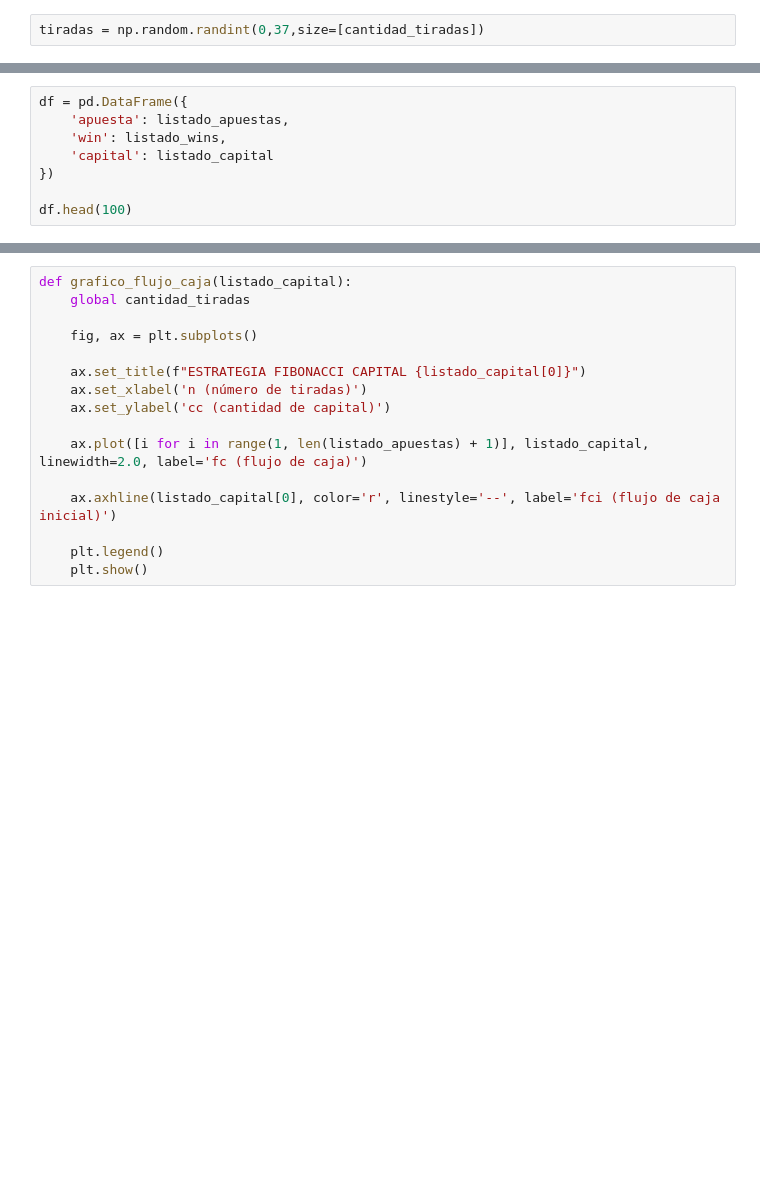
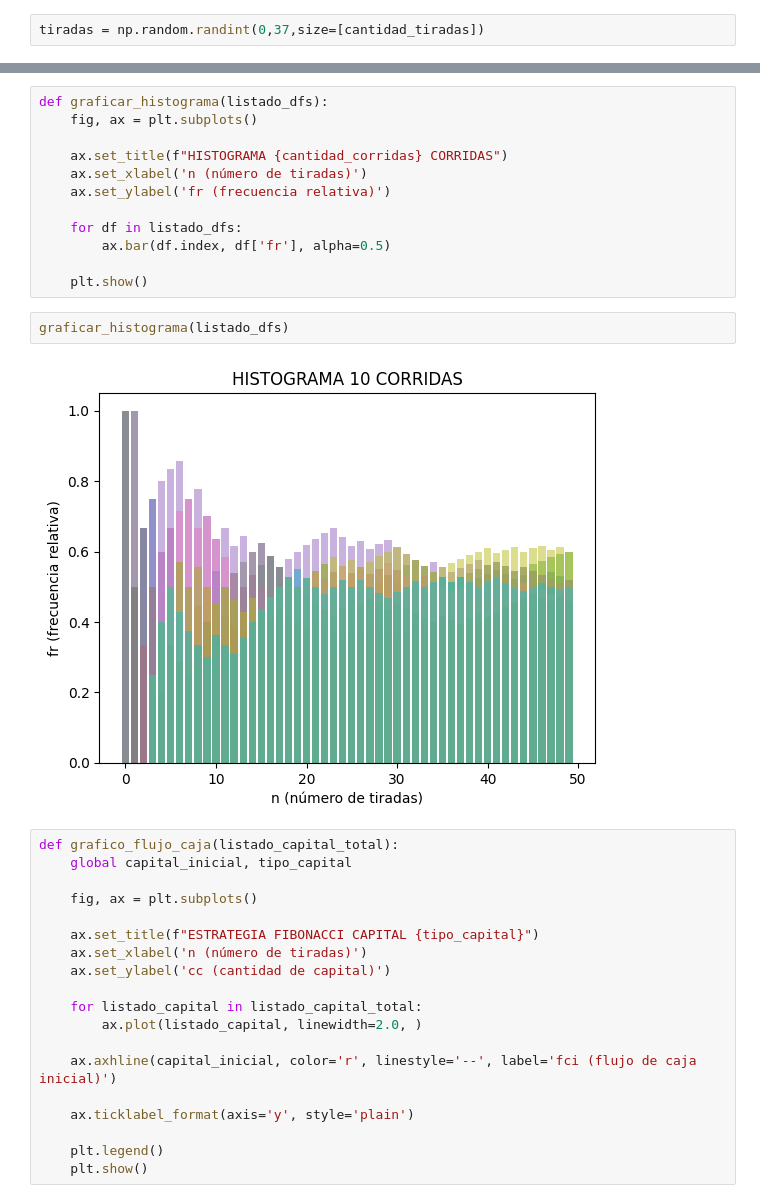
Before and after one commit to 7Rena7/practicas-simulacion-2024, a Jupyter notebook: tp1-2-analisis-economico-ruleta/apuestas-ruleta.ipynb, the cells around one changed output, grey strips where cells are left out. Drawn from its saved outputs; the diff is of its cells as text; blank space fills up the shorter version.

```diff
--- a/tp1-2-analisis-economico-ruleta/apuestas-ruleta.ipynb
+++ b/tp1-2-analisis-economico-ruleta/apuestas-ruleta.ipynb
@@ -67,8 +113,0 @@ print(len(listado_capital))
-# %%
-df = pd.DataFrame({
-    'apuesta': listado_apuestas,
-    'win': listado_wins,
-    'capital': listado_capital
-})
-
-df.head(100)
@@ -93,16 +134,35 @@ df.head(100)
+# %%
+def graficar_histograma(listado_dfs):
+    fig, ax = plt.subplots()
+
+    ax.set_title(f"HISTOGRAMA {cantidad_corridas} CORRIDAS")
+    ax.set_xlabel('n (número de tiradas)')
+    ax.set_ylabel('fr (frecuencia relativa)')
+
+    for df in listado_dfs:
+        ax.bar(df.index, df['fr'], alpha=0.5)
+
+    plt.show()
+# %%
+graficar_histograma(listado_dfs)
+# %% [output]
+[figure, added]
 # %%
-def grafico_flujo_caja(listado_capital):
-    global cantidad_tiradas
+def grafico_flujo_caja(listado_capital_total):
+    global capital_inicial, tipo_capital
 
     fig, ax = plt.subplots()
 
-    ax.set_title(f"ESTRATEGIA FIBONACCI CAPITAL {listado_capital[0]}")
+    ax.set_title(f"ESTRATEGIA FIBONACCI CAPITAL {tipo_capital}")
     ax.set_xlabel('n (número de tiradas)')
     ax.set_ylabel('cc (cantidad de capital)')
 
-    ax.plot([i for i in range(1, len(listado_apuestas) + 1)], listado_capital, linewidth=2.0, label='fc (flujo de caja)')
+    for listado_capital in listado_capital_total:
+        ax.plot(listado_capital, linewidth=2.0, )
 
-    ax.axhline(listado_capital[0], color='r', linestyle='--', label='fci (flujo de caja inicial)')
+    ax.axhline(capital_inicial, color='r', linestyle='--', label='fci (flujo de caja inicial)')
+
+    ax.ticklabel_format(axis='y', style='plain')
 
     plt.legend()
     plt.show()
```
Also changed, not shown: parts of 12 cells of this notebook, 1 other file.
